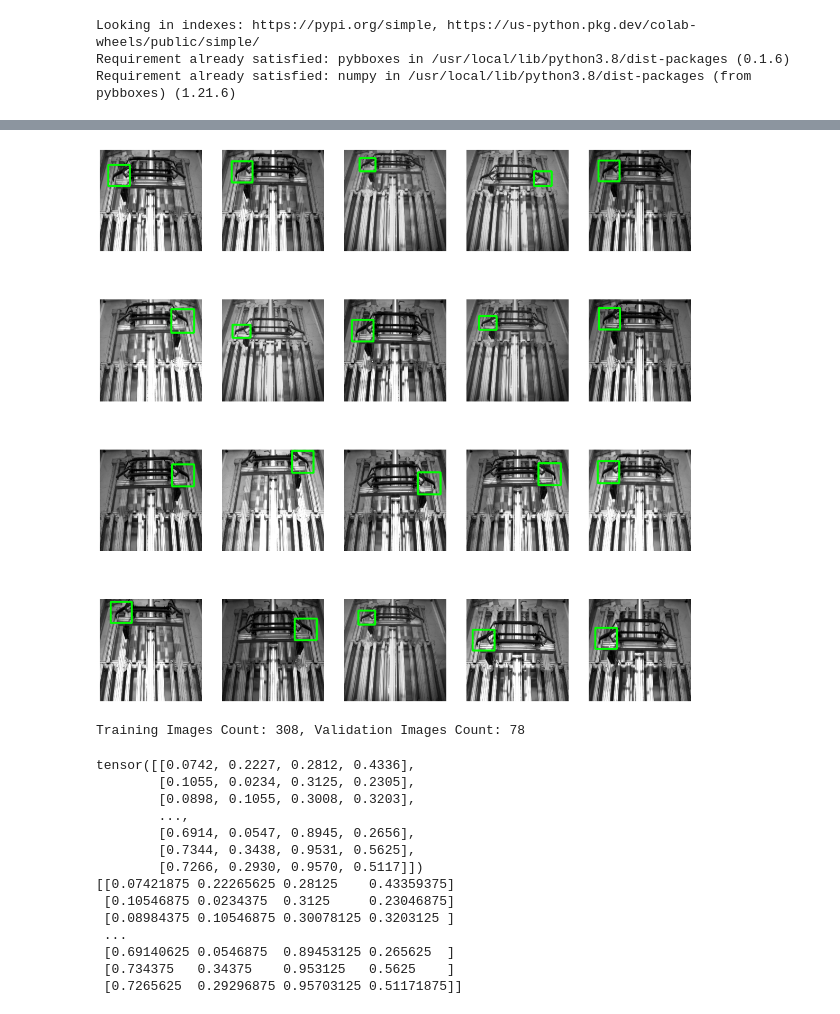
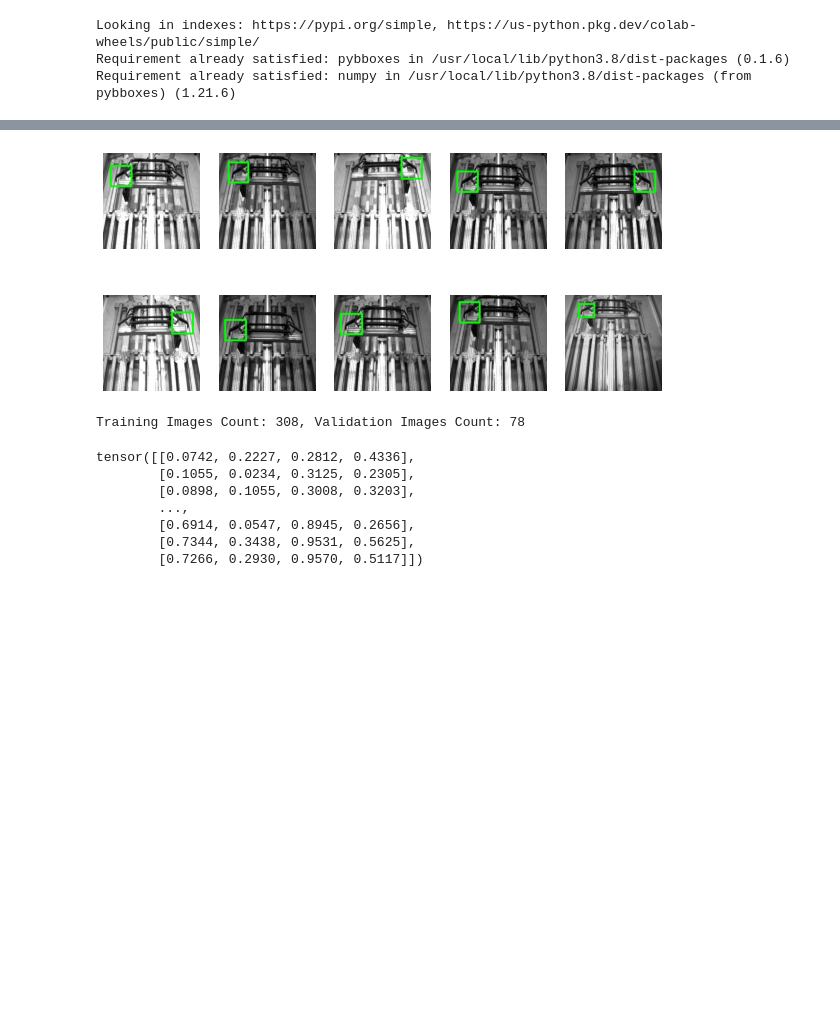
Before and after one commit to Betul9/pantograph, a Jupyter notebook: pantograph_object_localization.ipynb, the cells around one changed output, grey strips where cells are left out. Cells and saved outputs as stored; diff of their text form; code cells hidden in the pictures; blank space fills up the shorter version.

```diff
--- a/pantograph_object_localization.ipynb
+++ b/pantograph_object_localization.ipynb
@@ -101,13 +96,3 @@ def preprocess_dataset():
 # %%
 image_size = 256
 labels, boxes, img_list = preprocess_dataset()
-# %%
-x1,y1,x2,y2 = boxes[1]
-image = img_list[1]
-x1 = x1 * 256
-x2 = x2 * 256
-y1 = y1 * 256
-y2 = y2 * 256
-print(x1,y1,x2,y2)
-cv2.rectangle(image, (int(x2),int(y2)),(int(x1),int(y1)),(0,255,0),3);
-plt.imshow(image)
@@ -119,31 +99,31 @@ WARNING:matplotlib.image:Clipping input data to the valid range for imshow with
 # %%
-plt.figure(figsize=(20,20));
+plt.figure(figsize=(10,10));
 
-random_range = random.sample(range(1, len(img_list)), 20)
+random_range = random.sample(range(1, len(img_list)), 10)
 
 for itr, i in enumerate(random_range, 1):
 
     a1, b1, a2, b2 = boxes[i];
     img_size = 256
 
     x1 = a1 * img_size
     x2 = a2 * img_size
     y1 = b1 * img_size
     y2 = b2 * img_size
 
     image = img_list[i]
 
     cv2.rectangle(image, (int(x1),int(y1)),
           (int(x2),int(y2)),
                   (0,255,0),
                   3);
 
     img = np.clip(img_list[i], 0, 1)
     plt.subplot(4, 5, itr);
     plt.imshow(img);
     plt.axis('off');
 # %% [output]
-[figure, old version]
+[figure, new version]
 # %%
 train_images, val_images, train_labels, \
 val_labels, train_boxes, val_boxes = train_test_split( np.array(img_list),
@@ -203,7 +183,6 @@ class ValDataset(Dataset):
         self.boxes = torch.from_numpy(val_boxes).float()
 # %%
 dataset = Dataset(train_images, train_labels, train_boxes)
-print(train_boxes)
 valdataset = ValDataset(val_images, val_labels, val_boxes)
 # %% [output]
 tensor([[0.0742, 0.2227, 0.2812, 0.4336],
@@ -213,13 +192,6 @@ tensor([[0.0742, 0.2227, 0.2812, 0.4336],
         [0.6914, 0.0547, 0.8945, 0.2656],
         [0.7344, 0.3438, 0.9531, 0.5625],
         [0.7266, 0.2930, 0.9570, 0.5117]])
-[[0.07421875 0.22265625 0.28125    0.43359375]
- [0.10546875 0.0234375  0.3125     0.23046875]
- [0.08984375 0.10546875 0.30078125 0.3203125 ]
- ...
- [0.69140625 0.0546875  0.89453125 0.265625  ]
- [0.734375   0.34375    0.953125   0.5625    ]
- [0.7265625  0.29296875 0.95703125 0.51171875]]
 # %%
 #RUN 4
 class Network(nn.Module):
```
Also changed, not shown: parts of 6 cells of this notebook.
